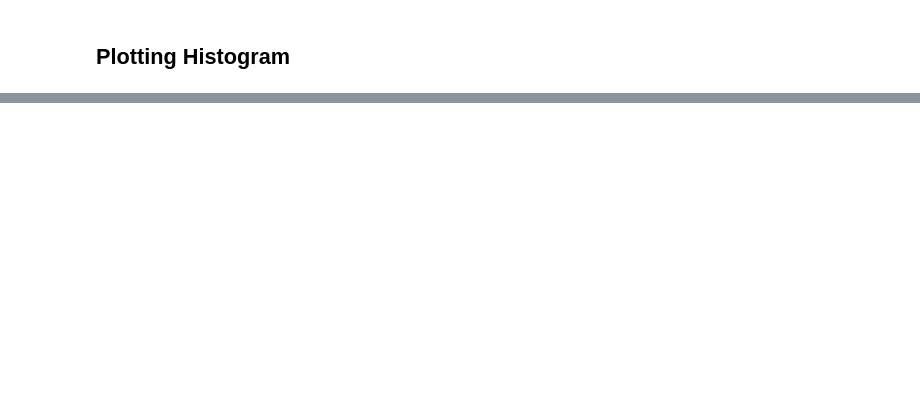
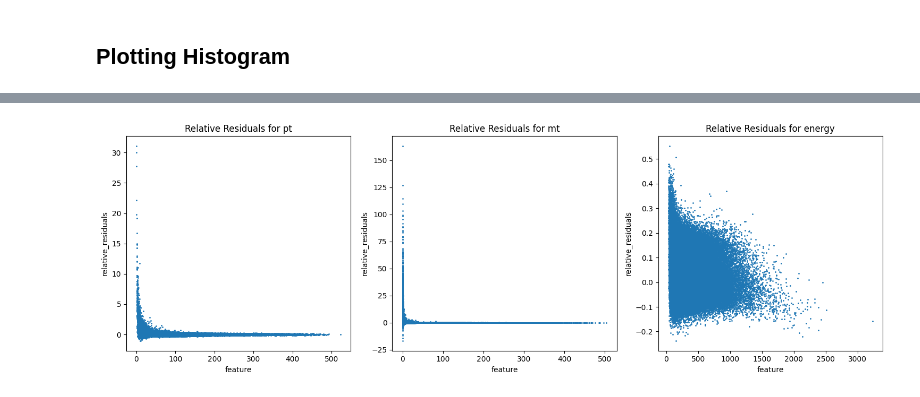
Before and after one commit to DimaPdemler/HNLclassifier, a Jupyter notebook: fnn_FeatureRegression/fnn_multiplemodels.ipynb, the cells around one changed output, grey strips where cells are left out. Saved outputs shown, nothing was run; the diff lists cells and outputs as text; code cells hidden in the pictures; blank space fills up the shorter version.

```diff
--- a/fnn_FeatureRegression/fnn_multiplemodels.ipynb
+++ b/fnn_FeatureRegression/fnn_multiplemodels.ipynb
@@ -463,0 +509,20 @@ plt.show()
+# %%
+selected_features = ['pt', 'mt', 'energy']
+selected_indices = [out_feats.index(feat) for feat in selected_features]
+
+# Calculate relative residuals
+relative_residuals = [residuals[i] / label_values[i] for i in selected_indices]
+
+# Plot the histograms
+fig, axes = plt.subplots(nrows=1, ncols=len(selected_features), figsize=(15, 5))
+
+for i, ax in enumerate(axes):
+    ax.scatter(label_values[selected_indices[i]], relative_residuals[i], s=1)
+    ax.set_title(f'Relative Residuals for {selected_features[i]}')
+    ax.set_xlabel('feature')
+    ax.set_ylabel('relative_residuals')
+
+plt.tight_layout()
+plt.show()
+# %% [output]
+[figure, added]
```
Also changed, not shown: parts of 8 cells of this notebook, 1 other file.
